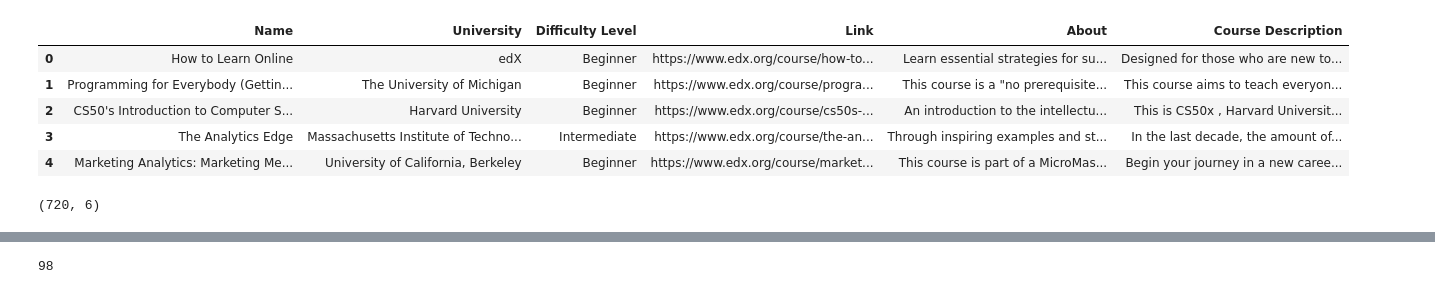
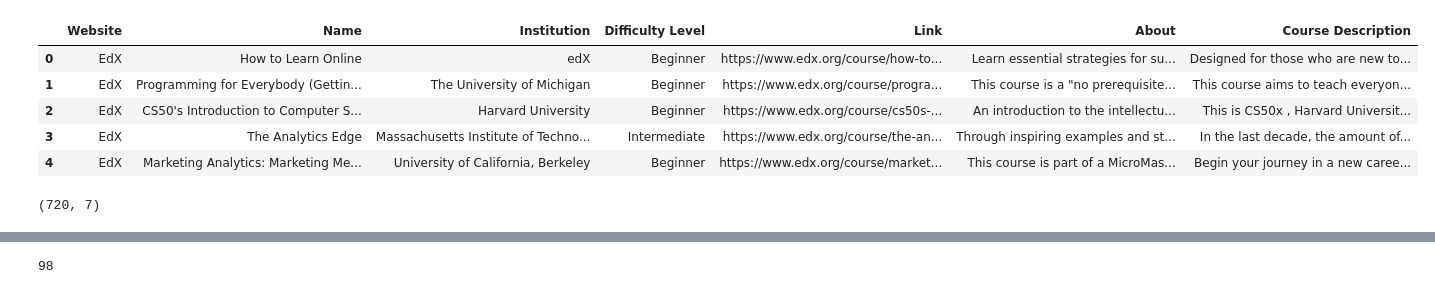
Before and after one commit to DafinaZaka/RS-Online-Learning-Platform, a Jupyter notebook: recommender.ipynb, the cells around one changed output, grey strips where cells are left out. Drawn from its saved outputs; the diff is of its cells as text; code cells hidden in the pictures.

```diff
--- a/recommender.ipynb
+++ b/recommender.ipynb
@@ -11,5 +11,10 @@ udacity= pd.read_csv("data/Udacity.csv", encoding="utf-8")
 
 coursera['University'] = coursera['University'].apply(lambda x: 'É' + x[1:] if x.startswith('�') else 'é' + x[1:] if '�' in x else x)
 coursera['University'] = coursera['University'].replace('École Polytechnique F�d�rale de Lausanne', 'École Polytechnique Fédérale de Lausanne')
+# Add a new column named "Website" with the value "Coursera" in each row
+coursera.insert(0, "Website", "Coursera")
+edx.insert(0, "Website", "EdX")
+udacity.insert(0, "Website", "Udacity")
+
 coursera.head(5)
 # %% [output]
@@ -26,13 +44,14 @@ coursera.shape
 # %%
+edx = edx.rename(columns={"University": "Institution"})
 edx.head(5)
 # %% [output]
-|  | Name | University | Difficulty Level | Link | About | Course Description |
-| 0 | How to Learn Online | edX | Beginner | https://www.edx.org/course/how-to... | Learn essential strategies for su... | Designed for those who are new to... |
-| 1 | Programming for Everybody (Gettin... | The University of Michigan | Beginner | https://www.edx.org/course/progra... | This course is a "no prerequisite... | This course aims to teach everyon... |
-| 2 | CS50's Introduction to Computer S... | Harvard University | Beginner | https://www.edx.org/course/cs50s-... | An introduction to the intellectu... | This is CS50x , Harvard Universit... |
-| 3 | The Analytics Edge | Massachusetts Institute of Techno... | Intermediate | https://www.edx.org/course/the-an... | Through inspiring examples and st... | In the last decade, the amount of... |
-| 4 | Marketing Analytics: Marketing Me... | University of California, Berkeley | Beginner | https://www.edx.org/course/market... | This course is part of a MicroMas... | Begin your journey in a new caree... |
+|  | Website | Name | Institution | Difficulty Level | Link | About | Course Description |
+| 0 | EdX | How to Learn Online | edX | Beginner | https://www.edx.org/course/how-to... | Learn essential strategies for su... | Designed for those who are new to... |
+| 1 | EdX | Programming for Everybody (Gettin... | The University of Michigan | Beginner | https://www.edx.org/course/progra... | This course is a "no prerequisite... | This course aims to teach everyon... |
+| 2 | EdX | CS50's Introduction to Computer S... | Harvard University | Beginner | https://www.edx.org/course/cs50s-... | An introduction to the intellectu... | This is CS50x , Harvard Universit... |
+| 3 | EdX | The Analytics Edge | Massachusetts Institute of Techno... | Intermediate | https://www.edx.org/course/the-an... | Through inspiring examples and st... | In the last decade, the amount of... |
+| 4 | EdX | Marketing Analytics: Marketing Me... | University of California, Berkeley | Beginner | https://www.edx.org/course/market... | This course is part of a MicroMas... | Begin your journey in a new caree... |
 # %%
 edx.shape
 # %% [output]
-(720, 6)
+(720, 7)
```
Also changed, not shown: parts of 8 cells of this notebook.
